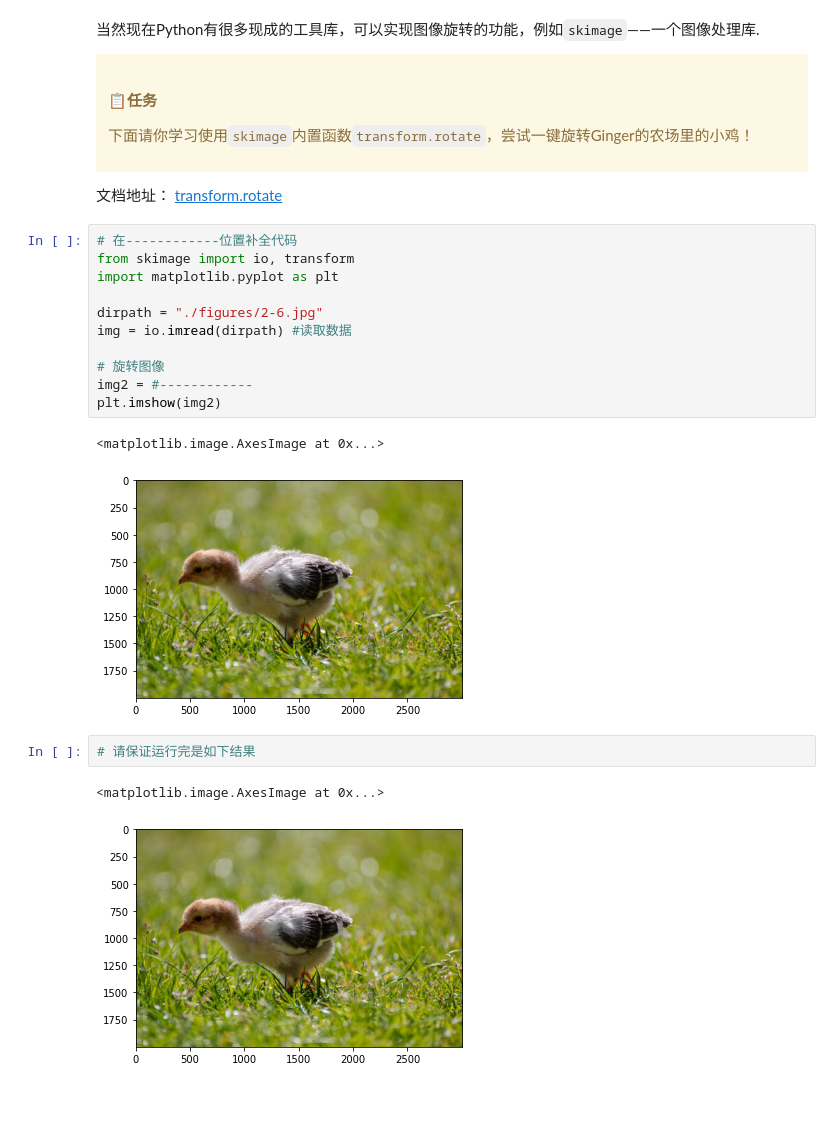
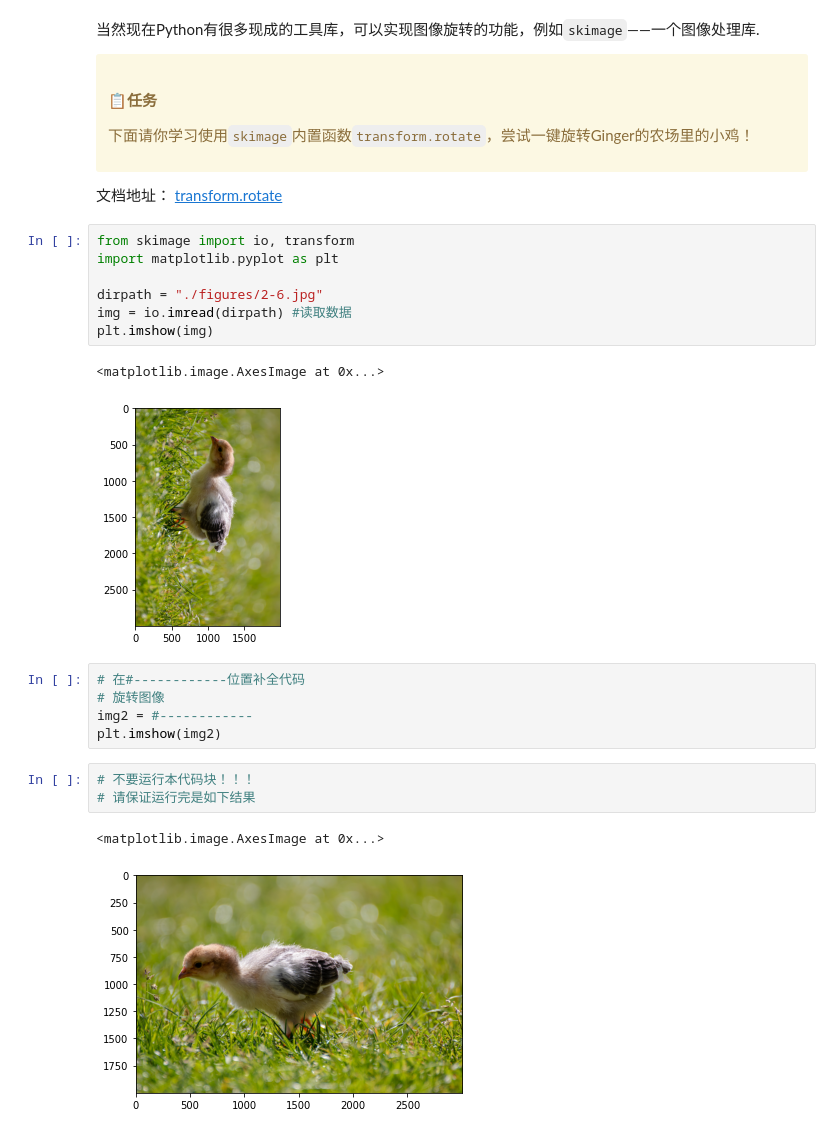
Before and after one commit to Git-Model/__init_Modeling__, a Jupyter notebook: 线性代数/TASK2_线性代数.ipynb, the cells around one changed output. Saved outputs shown, nothing was run; the diff lists cells and outputs as text; blank space fills up the shorter version.

```diff
--- a/线性代数/线性代数.ipynb
+++ b/线性代数/TASK2_线性代数.ipynb
@@ -1105,20 +1105,22 @@ io.imshow(img4)
 文档地址：
 [transform.rotate](https://scikit-image.org/docs/stable/api/skimage.transform.html?highlight=transform%20rotate#skimage.transform.rotate)
 # %%
-# 在------------位置补全代码
 from skimage import io, transform
 import matplotlib.pyplot as plt
 
 dirpath = "./figures/2-6.jpg"
 img = io.imread(dirpath) #读取数据
-
-# 旋转图像
-img2 = #------------
-plt.imshow(img2)
+plt.imshow(img)
 # %% [output]
 <matplotlib.image.AxesImage at 0x...>
-[figure, old version]
+[figure, new version]
+# %%
+# 在#------------位置补全代码
+# 旋转图像
+img2 = #------------
+plt.imshow(img2)
 # %%
+# 不要运行本代码块！！！
 # 请保证运行完是如下结果
 # %% [output]
 <matplotlib.image.AxesImage at 0x...>
```
Also changed, not shown: parts of 4 cells of this notebook, 10 other files.
